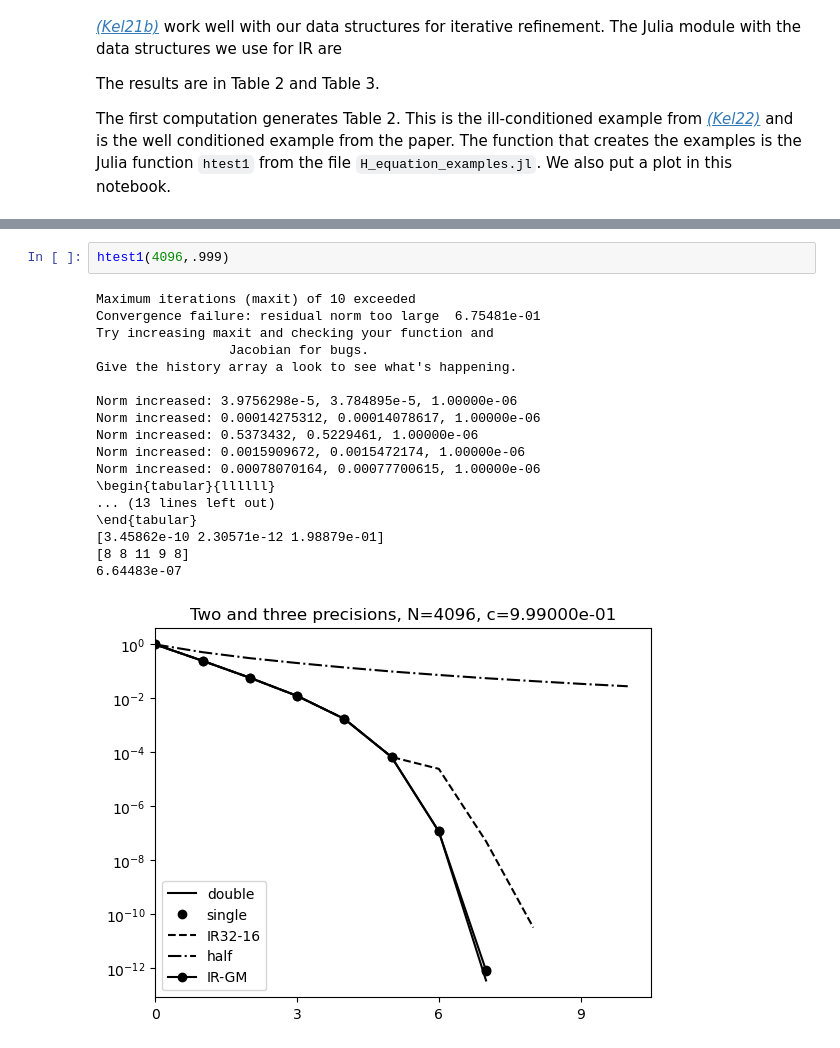
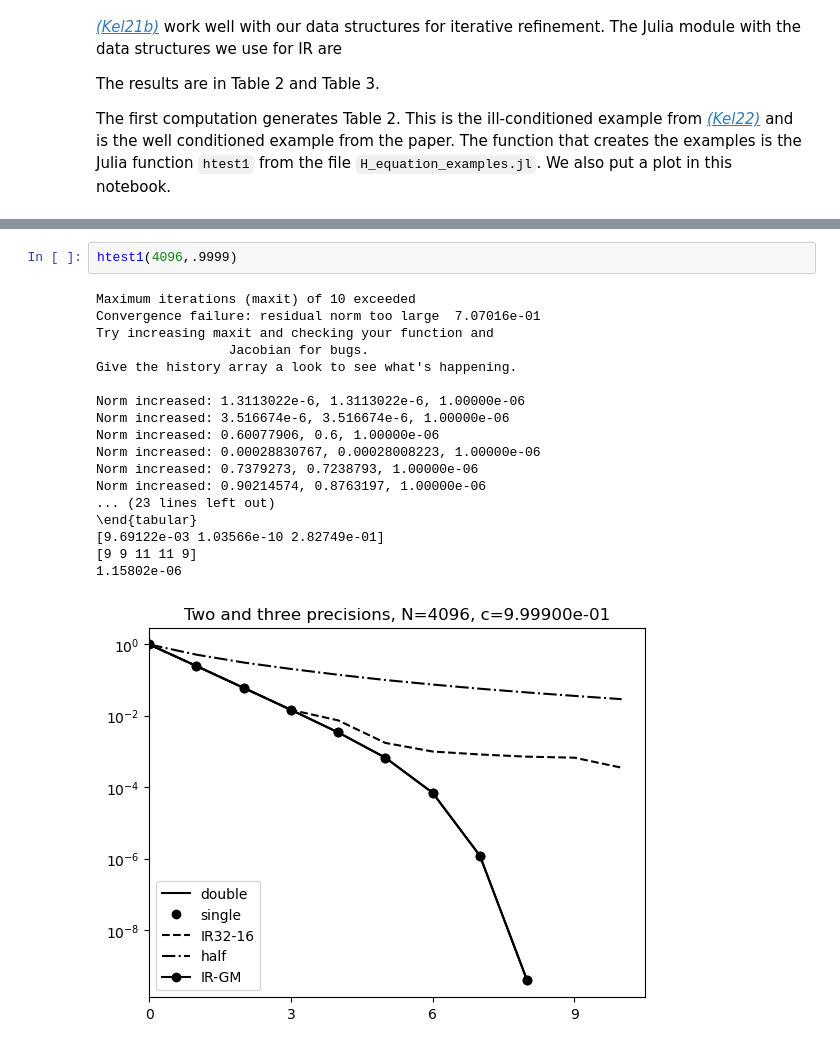
Before and after one commit to ctkelley/N3Presults, a Jupyter notebook: N3Presults.ipynb, the cells around one changed output, grey strips where cells are left out. Cells and saved outputs as stored; diff of their text form.

```diff
--- a/N3Presults.ipynb
+++ b/N3Presults.ipynb
@@ -78,21 +77,21 @@ Now if we increase the dimension to $N=2048$ we can see the increase in the back
 # %%
-htest1(4096,.999)
+htest1(4096,.9999)
 # %% [output]
 Maximum iterations (maxit) of 10 exceeded
-Convergence failure: residual norm too large  6.75481e-01
+Convergence failure: residual norm too large  7.07016e-01
 Try increasing maxit and checking your function and
                  Jacobian for bugs.
 Give the history array a look to see what's happening.
 
-Norm increased: 3.9756298e-5, 3.784895e-5, 1.00000e-06
-Norm increased: 0.00014275312, 0.00014078617, 1.00000e-06
-Norm increased: 0.5373432, 0.5229461, 1.00000e-06
-Norm increased: 0.0015909672, 0.0015472174, 1.00000e-06
-Norm increased: 0.00078070164, 0.00077700615, 1.00000e-06
-\begin{tabular}{llllll}
-... (13 lines left out)
+Norm increased: 1.3113022e-6, 1.3113022e-6, 1.00000e-06
+Norm increased: 3.516674e-6, 3.516674e-6, 1.00000e-06
+Norm increased: 0.60077906, 0.6, 1.00000e-06
+Norm increased: 0.00028830767, 0.00028008223, 1.00000e-06
+Norm increased: 0.7379273, 0.7238793, 1.00000e-06
+Norm increased: 0.90214574, 0.8763197, 1.00000e-06
+... (23 lines left out)
 \end{tabular}
-[3.45862e-10 2.30571e-12 1.98879e-01]
-[8 8 11 9 8]
-6.64483e-07
+[9.69122e-03 1.03566e-10 2.82749e-01]
+[9 9 11 11 9]
+1.15802e-06
-[figure, old version]
+[figure, new version]
```
Also changed, not shown: parts of 2 cells of this notebook.
